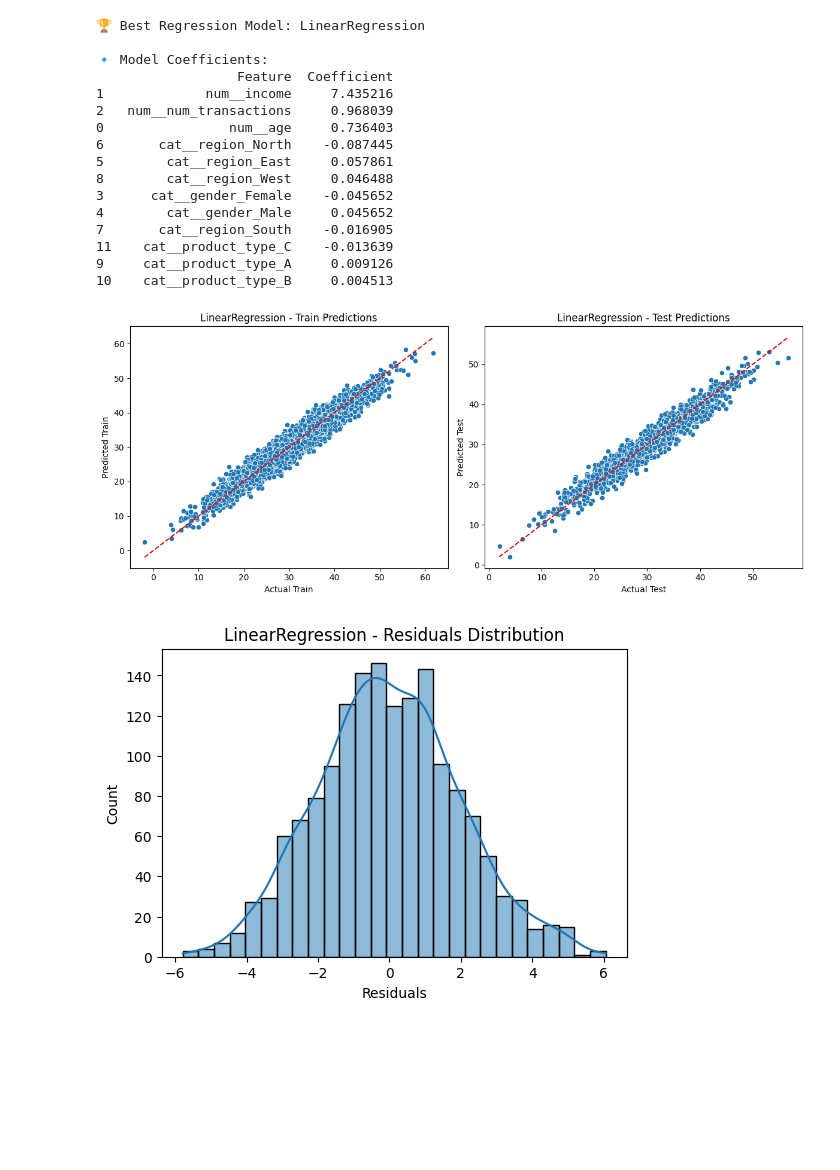
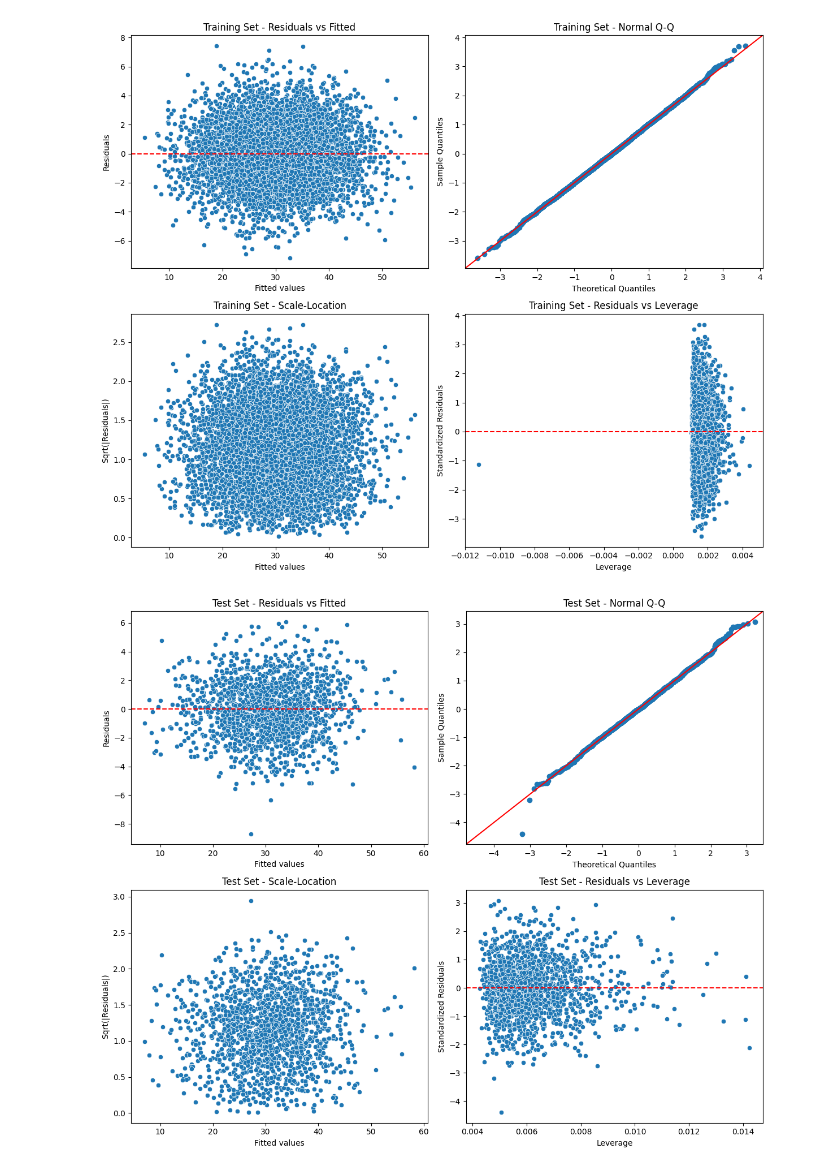
Before and after one commit to MurrayDominic/Model-Templates, a Jupyter notebook: GLM Template.ipynb, the cells around one changed output. Drawn from its saved outputs; the diff is of its cells as text; code cells hidden in the pictures; blank space fills up the shorter version.

Commit message:
Metric Update

```diff
--- a/GLM Template.ipynb
+++ b/GLM Template.ipynb
@@ -146,13 +153,9 @@ models = {
 cv = StratifiedKFold(n_splits=5, shuffle=True, random_state=1) if len(y.unique()) < 10 else KFold(n_splits=5, shuffle=True, random_state=1)
 # %%
-# Training & Evaluation
+# Training
 
 def train_models(X_train, y_train, X_test, y_test, selection_method=None):
-    """
-    Train multiple GLM models with optional feature selection.
 
-    selection_method: None, 'elasticnet', or 'rfecv'
-    """
     results = []
     fitted_pipelines = []
 
@@ -166,7 +169,6 @@ def train_models(X_train, y_train, X_test, y_test, selection_method=None):
 
         pipe = Pipeline([("prep", preprocessor), ("clf", model)])
 
-        # Apply feature selection if requested
         if selection_method == 'elasticnet':
             if "Logistic" in name:
                 sel_model = LogisticRegression(
@@ -174,12 +176,12 @@ def train_models(X_train, y_train, X_test, y_test, selection_method=None):
                 )
             else:
                 sel_model = ElasticNet(alpha=0.01, l1_ratio=0.5, max_iter=2000)
-            # Wrap selection in pipeline
+
             pipe = Pipeline([("prep", preprocessor), ("selector", sel_model), ("clf", model)])
             print("💡 Using ElasticNet for feature selection")
 
         elif selection_method == 'rfecv':
-            # RFECV requires estimator supporting coef_
+
             if "Logistic" in name:
                 estimator = LogisticRegression(solver="liblinear", max_iter=2000)
             else:
@@ -201,7 +203,6 @@ def train_models(X_train, y_train, X_test, y_test, selection_method=None):
             fitted_pipelines.append(best_model)
             y_pred = best_model.predict(X_test)
 
-            # Metrics
             if "Logistic" in name:
                 y_pred_binary = (y_pred > 0.5).astype(int)
                 metrics = {
@@ -289,0 +280,6 @@ F1 Score                                              0.919847
+# %%
+# Best Regression Model by R²
+regression_results = [r for r in results if 'R² Score' in r]
+best_model_name = max(regression_results, key=lambda x: x['R² Score'])['Model']
+best_model_index = [i for i, r in enumerate(results) if r['Model']==best_model_name][0]
+best_model_pipeline = pipelines[best_model_index]
@@ -332,37 +401,11 @@ def print_model_coefficients(model):
 # %%
-# Best Regression Model by R²
+# Residuals vs Fitted checks for non-linearity
+# Normal Q-Q checks normality of residuals
+# Scale-Location checks homoscedasticity
+# Residuals vs Leverage identifies influential points
 
-regression_results = [r for r in results if 'R² Score' in r]
-best_model_name = max(regression_results, key=lambda x: x['R² Score'])['Model']
-best_model_index = [i for i, r in enumerate(results) if r['Model']==best_model_name][0]
-best_model_pipeline = fitted_pipelines[best_model_index]
-
-print(f"\n🏆 Best Regression Model: {best_model_name}")
-
-# Coefficients
-print_model_coefficients(best_model_pipeline)
-
-# Train vs Test plot
-plot_pred_vs_actual(best_model_pipeline, X_train_full, y_train_full, X_test, y_test, best_model_name)
-
-# Residuals plot
-plot_residuals(best_model_pipeline, X_test, y_test, best_model_name)
+regression_diagnostics(best_model_pipeline, X_train_full, y_train_full, "Training Set")
+regression_diagnostics(best_model_pipeline, X_test, y_test, "Test Set")
 # %% [output]
-🏆 Best Regression Model: LinearRegression
-
-🔹 Model Coefficients:
-                  Feature  Coefficient
-1             num__income     7.435216
-2   num__num_transactions     0.968039
-0                num__age     0.736403
-6       cat__region_North    -0.087445
-5        cat__region_East     0.057861
-8        cat__region_West     0.046488
-3      cat__gender_Female    -0.045652
-4        cat__gender_Male     0.045652
-7       cat__region_South    -0.016905
-11    cat__product_type_C    -0.013639
-9     cat__product_type_A     0.009126
-10    cat__product_type_B     0.004513
-[figure, old version]
+[figure, new version]
-[figure, old version]
+[figure, new version]
```
Also changed, not shown: parts of 14 cells of this notebook.
